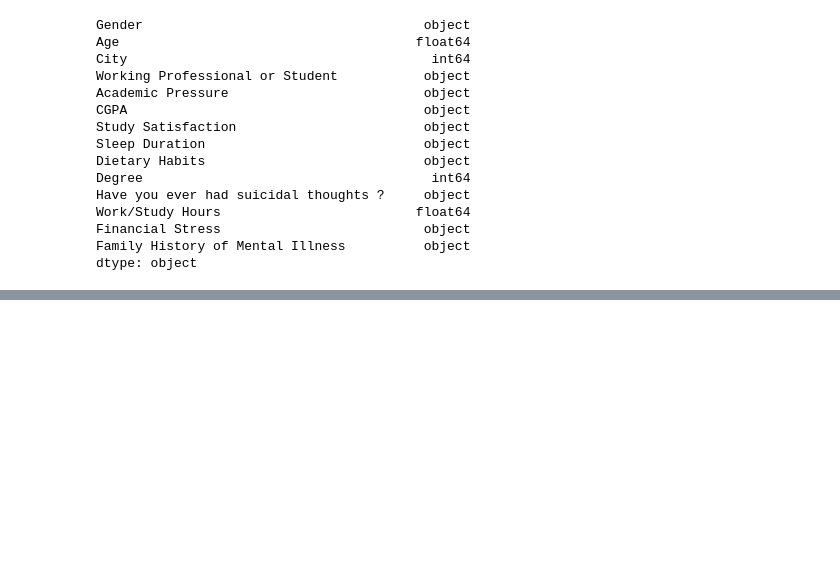
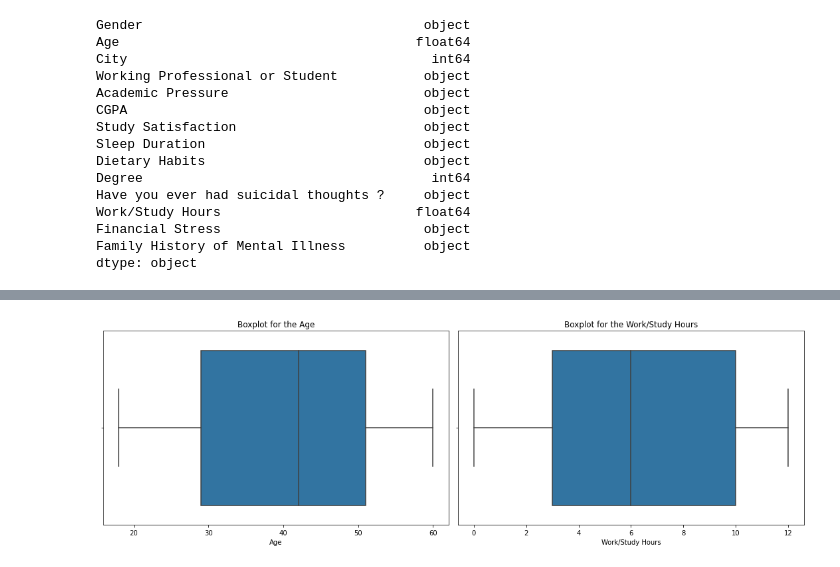
Before and after one commit to 1Anand1/Kaggle_Playground_Series_Season_4_Episode_11_Exploring_Mental_Health_Data, a Jupyter notebook: exploring_mental_health_data.ipynb, the cells around one changed output, grey strips where cells are left out. Saved outputs shown, nothing was run; the diff lists cells and outputs as text; code cells hidden in the pictures; blank space fills up the shorter version.

```diff
--- a/exploring_mental_health_data.ipynb
+++ b/exploring_mental_health_data.ipynb
@@ -423,3 +423,24 @@ float_cols=[col for col in df_for_missing_val_imputation.columns if df_for_missi
+# %%
+# Making a quick "for" loop to iterate through the continuous variable columns and then plotting their boxplot to check for outliers
+
+col_no=2
+row_no=(len(float_cols)+1)//2
+fig,axes=plt.subplots(nrows=row_no,ncols=col_no,figsize=(15,5))
+axes=axes.flatten()
+
+# Iterating through each col and then plotting the boxplot
+for col_num,col in enumerate(float_cols):
+  sns.boxplot(ax=axes[col_num],data=df_dummies,x=col)
+  axes[col_num].set_title(f"Boxplot for the {col}")
+
+# Deleting the unused subplots
+for col_to_del in range(col_num+1,len(float_cols)):
+  fig.delaxes(ax=axes[col_to_del])
+
+plt.tight_layout()
+plt.show()
+# %% [output]
+[figure, added]
 # %%
 # Using the MinMax scaler as the data in the columns do not follow normal distribution and does not have outliers
 scaler=MinMaxScaler()
```
Also changed, not shown: parts of 8 cells of this notebook.
